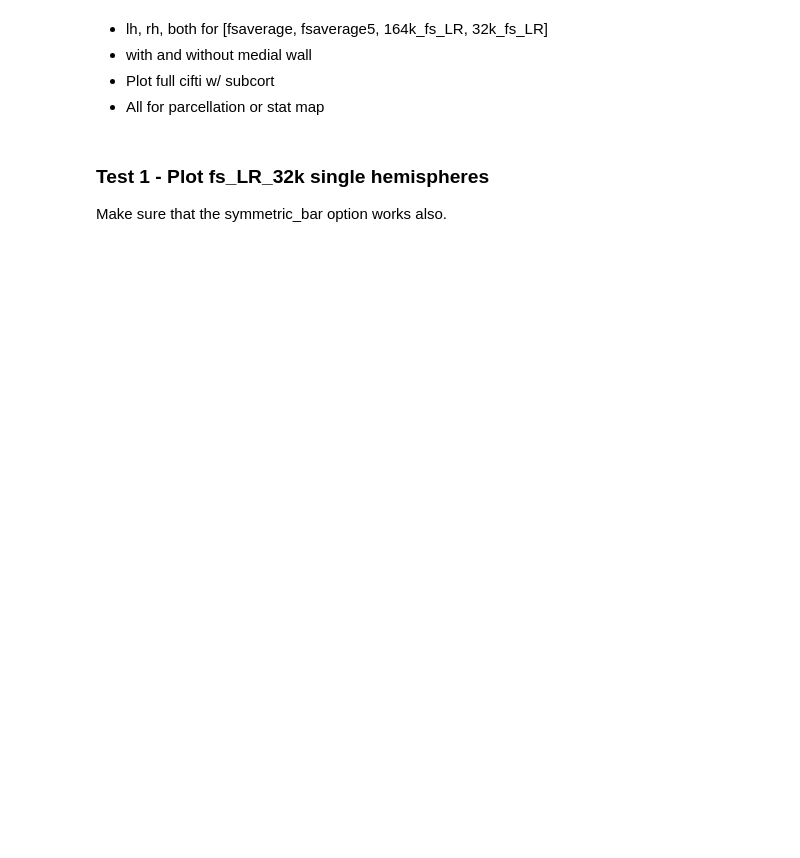
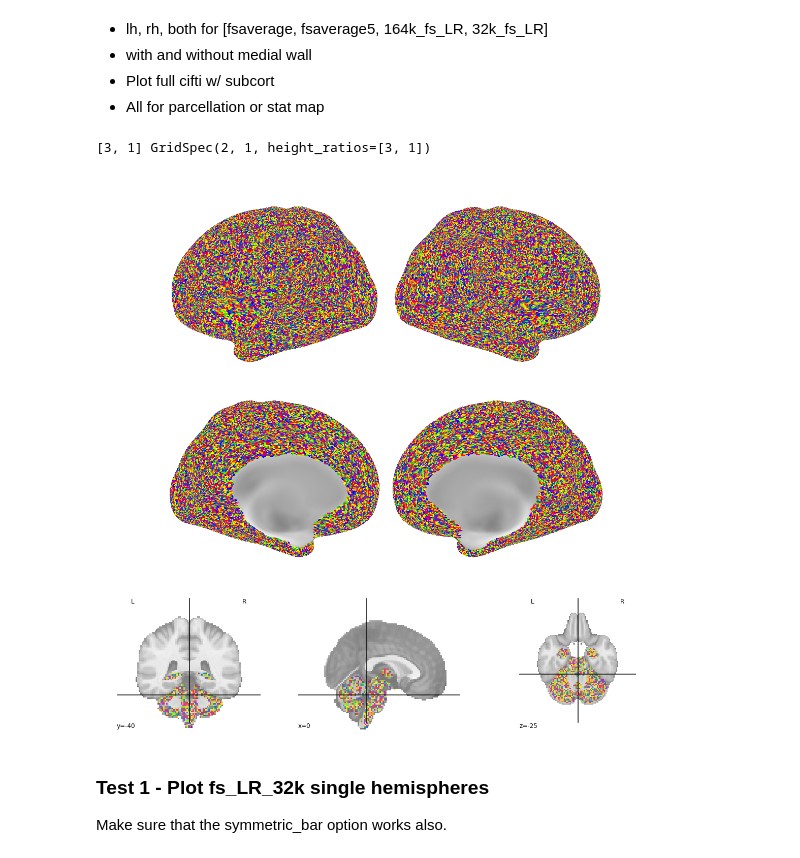
Before and after one commit to sahahn/neurotools, a Jupyter notebook: examples/plot test cases.ipynb, the cells around one changed output. Drawn from its saved outputs; the diff is of its cells as text; code cells hidden in the pictures; blank space fills up the shorter version.

Commit message:
Update more plotting capability

```diff
--- a/examples/plot test cases.ipynb
+++ b/examples/plot test cases.ipynb
@@ -6,6 +6,11 @@
 # %%
 from neurotools.plotting import plot
 import numpy as np
+
+plot(np.random.randint(10, size=91282), surf_to_vol_ratio=3)
+# %% [output]
+[3, 1] GridSpec(2, 1, height_ratios=[3, 1])
+[figure, added]
 # %% [markdown]
 ### Test 1 - Plot fs_LR_32k single hemispheres
 
```
Also changed, not shown: parts of 10 cells of this notebook, 4 other files.
